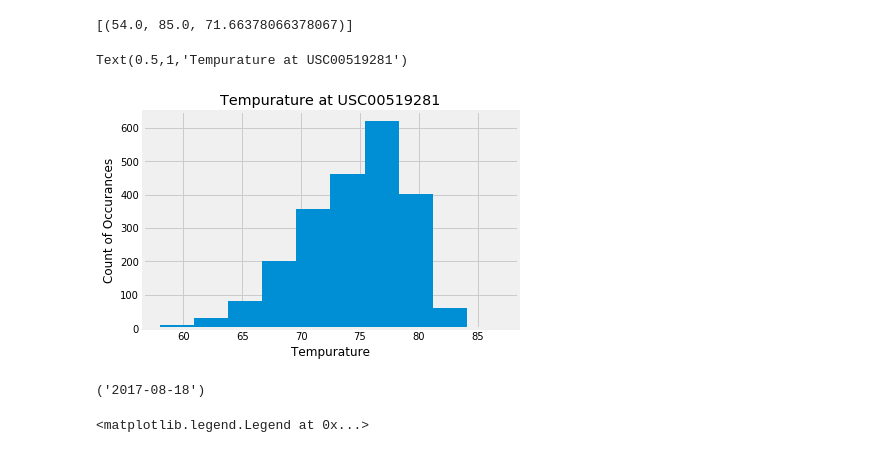
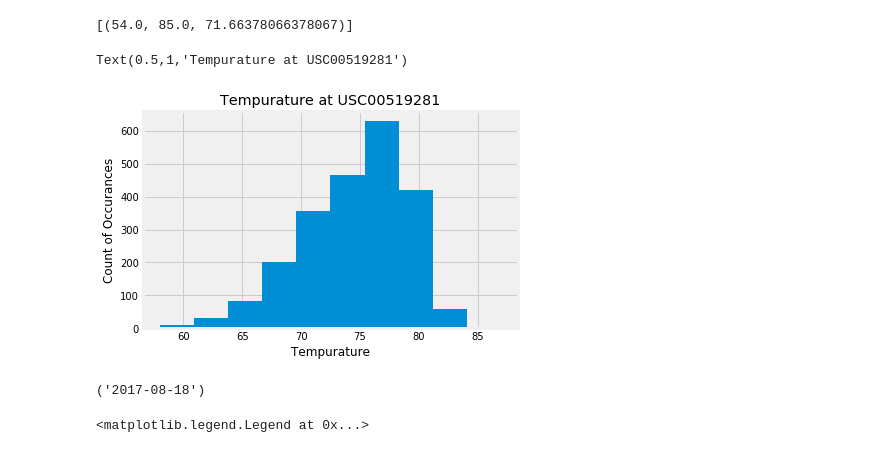
Before and after one commit to baconmania31/Advanced-Data-Pulling, a Jupyter notebook: Instructions/climate_starter.ipynb, the cells around one changed output. Cells and saved outputs as stored; diff of their text form; code cells hidden in the pictures.

```diff
--- a/Instructions/climate_starter.ipynb
+++ b/Instructions/climate_starter.ipynb
@@ -141,28 +142,27 @@ maxi = [maxi[3] for maxi in tempSum]
 [(54.0, 85.0, 71.66378066378067)]
 # %%
 last_date = session.query(Measurement.date).filter(Measurement.station == "USC00519281").order_by(Measurement.date.desc()).first()
-query_date = dt.date(2017, 8, 23) - dt.timedelta(days = 365)
-
+dateSplit = last_date[0].split("-")
+query_date = dt.date(int(dateSplit[0]), int(dateSplit[1]), int(dateSplit[2])) - dt.timedelta(days = 365)
 # Perform a query to retrieve the data and precipitation scores
 sqldata = session.query(Measurement.date,Measurement.tobs).filter(Measurement.date >= query_date)
 
 temp = [temp[1] for temp in sqldata]
 
 
 # Use Pandas Plotting with Matplotlib to plot the data
 fig, ax = plt.subplots()
 ax.hist(temp)
 ax.set_xlabel("Tempurature")
 ax.set_ylabel("Count of Occurances")
 ax.set_title("Tempurature at USC00519281")
 # %% [output]
 Text(0.5,1,'Tempurature at USC00519281')
-[figure, old version]
+[figure, new version]
-# %%
-last_date = session.query(Measurement.date).filter(Measurement.station == "USC00519281").order_by(Measurement.date.desc()).first()
-last_date
-# %% [output]
-('2017-08-18')
+# %%
+last_date
+# %% [output]
+('2017-08-18')
 # %%
 # Choose the station with the highest number of temperature observations.
 # Query the last 12 months of temperature observation data for this station and plot the results as a histogram
```
Also changed, not shown: parts of 14 cells of this notebook, 1 other file.
